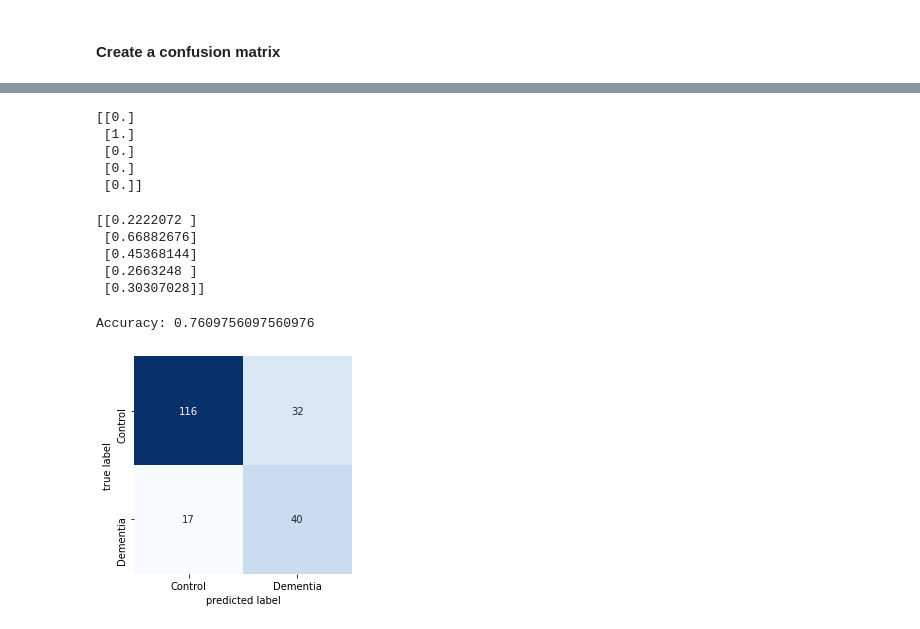
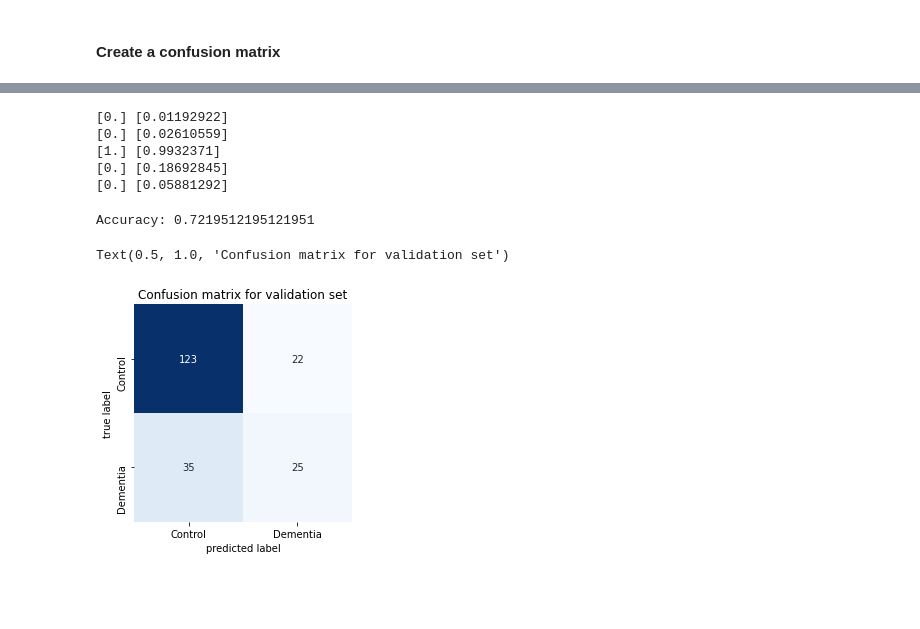
Before and after one commit to jakl3/Polygence, a Jupyter notebook: CNN/tf_cnn_4.ipynb, the cells around one changed output, grey strips where cells are left out. Cells and saved outputs as stored; diff of their text form; code cells hidden in the pictures; blank space fills up the shorter version.

```diff
--- a/CNN/tf_cnn_4.ipynb
+++ b/CNN/tf_cnn_4.ipynb
@@ -420,0 +479,15 @@ tboard_callback = tf.keras.callbacks.TensorBoard(log_dir = logs,
+# %%
+!rm -rf ./checkpoints/
+filepath="checkpoints/model-epoch-{epoch:02d}-accuracy-{val_accuracy:.4f}-loss-{val_loss:.4f}.hdf5"
+checkpoint_cb = tf.keras.callbacks.ModelCheckpoint(filepath, monitor='val_accuracy', verbose=1)
+# %%
+def exponential_decay(lr0, s):
+    def exponential_decay_fn(epoch):
+        return lr0 * 0.1 **(epoch / s)
+    return exponential_decay_fn
+
+exponential_decay_fn = exponential_decay(0.01, 30)
+for i in range(0, 151, 5):
+    print(f'epoch {i} : {exponential_decay_fn(i):.20f}')
+
+lr_scheduler = tf.keras.callbacks.LearningRateScheduler(exponential_decay_fn)
@@ -454,15 +541,16 @@ early_stopping_cb = tf.keras.callbacks.EarlyStopping(patience=10,
 history = model.fit(
             training_batch_generator,
             steps_per_epoch = int(X_train_filenames.shape[0] // FLAGS.batch_size),  # samples = batch_size * steps
-            epochs = 50,
+            epochs = FLAGS.epochs,
             verbose = 1,
-            validation_data = testing_batch_generator,
-            validation_steps = int(X_test_filenames.shape[0] // FLAGS.batch_size),  # samples = batch_size * steps
-            callbacks = [tboard_callback, early_stopping_cb],
+            validation_data = validation_batch_generator,
+            validation_steps = int(X_val_filenames.shape[0] // FLAGS.batch_size),  # samples = batch_size * steps
+#             callbacks = [tensorboard_cb, checkpoint_cb, early_stopping_cb, lr_scheduler],
+            callbacks = [tensorboard_cb, checkpoint_cb, lr_scheduler],
             class_weight = class_weight,
             use_multiprocessing = True,
             workers = 6,
-            max_queue_size = 30)
+            max_queue_size = 35)
 # %% [output]
 WARNING:tensorflow:From /home/jack/anaconda3/envs/Polygence/lib/python3.8/site-packages/tensorflow/python/ops/array_ops.py:5043: calling gather (from tensorflow.python.ops.array_ops) with validate_ind ...
 Instructions for updating:
@@ -541,7 +607,7 @@ INFO:tensorflow:Assets written to: saved_model/my_model/assets
 #### Create a confusion matrix
 # %%
 raw_predictions = model.predict(
-    testing_batch_generator, verbose=1, max_queue_size=30,
+    validation_batch_generator, verbose=1, max_queue_size=30,
     workers=6, use_multiprocessing=True
 )
 # %% [output]
@@ -549,32 +615,27 @@ raw_predictions = model.predict(
 # %%
 predictions = np.round(raw_predictions)
-# %%
-print(predictions[:5])
-# %% [output]
-[[0.]
- [1.]
- [0.]
- [0.]
- [0.]]
-# %%
-print(raw_predictions[:5])
-# %% [output]
-[[0.2222072 ]
- [0.66882676]
- [0.45368144]
- [0.2663248 ]
- [0.30307028]]
+# %%
+for i in range(5):
+    print(predictions[i], raw_predictions[i])
+# %% [output]
+[0.] [0.01192922]
+[0.] [0.02610559]
+[1.] [0.9932371]
+[0.] [0.18692845]
+[0.] [0.05881292]
 # %%
 from sklearn.metrics import confusion_matrix
-correct_preds = np.sum(predictions == y_test)
-print(f'Accuracy: {correct_preds/y_test.size}')
-np_y_test = np.array(y_test).astype(int)
-mat = confusion_matrix(np_y_test, predictions)
+correct_preds = np.sum(predictions == y_val)
+print(f'Accuracy: {correct_preds/y_val.size}')
+np_y_val = np.array(y_val).astype(int)
+mat = confusion_matrix(np_y_val, predictions)
 sns.heatmap(mat, square=True, annot=True, fmt='d', cbar=False, cmap='Blues',
             xticklabels=['Control', 'Dementia'],
             yticklabels=['Control', 'Dementia'])
 plt.xlabel('predicted label')
-plt.ylabel('true label');
+plt.ylabel('true label')
+plt.title('Confusion matrix for validation set')
 # %% [output]
-Accuracy: 0.7609756097560976
+Accuracy: 0.7219512195121951
+Text(0.5, 1.0, 'Confusion matrix for validation set')
-[figure, old version]
+[figure, new version]
```
Also changed, not shown: parts of 52 cells of this notebook, 8 other files.
